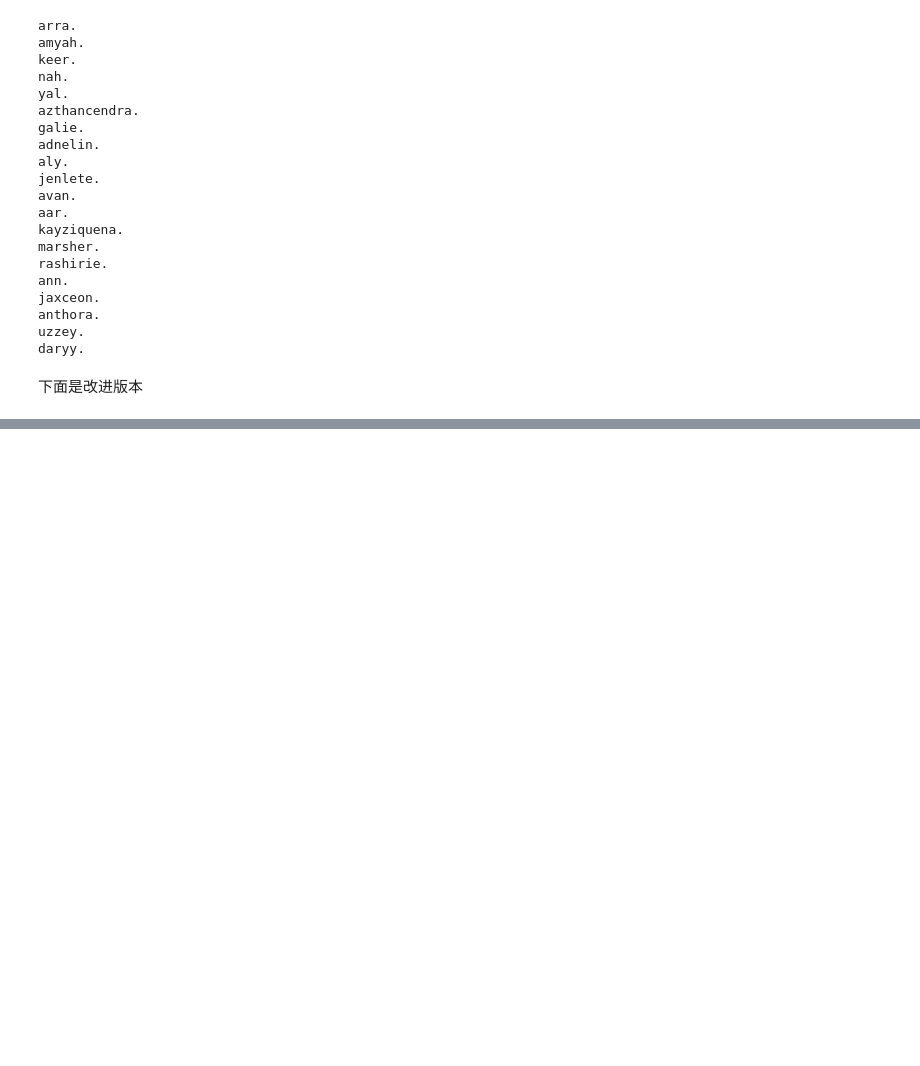
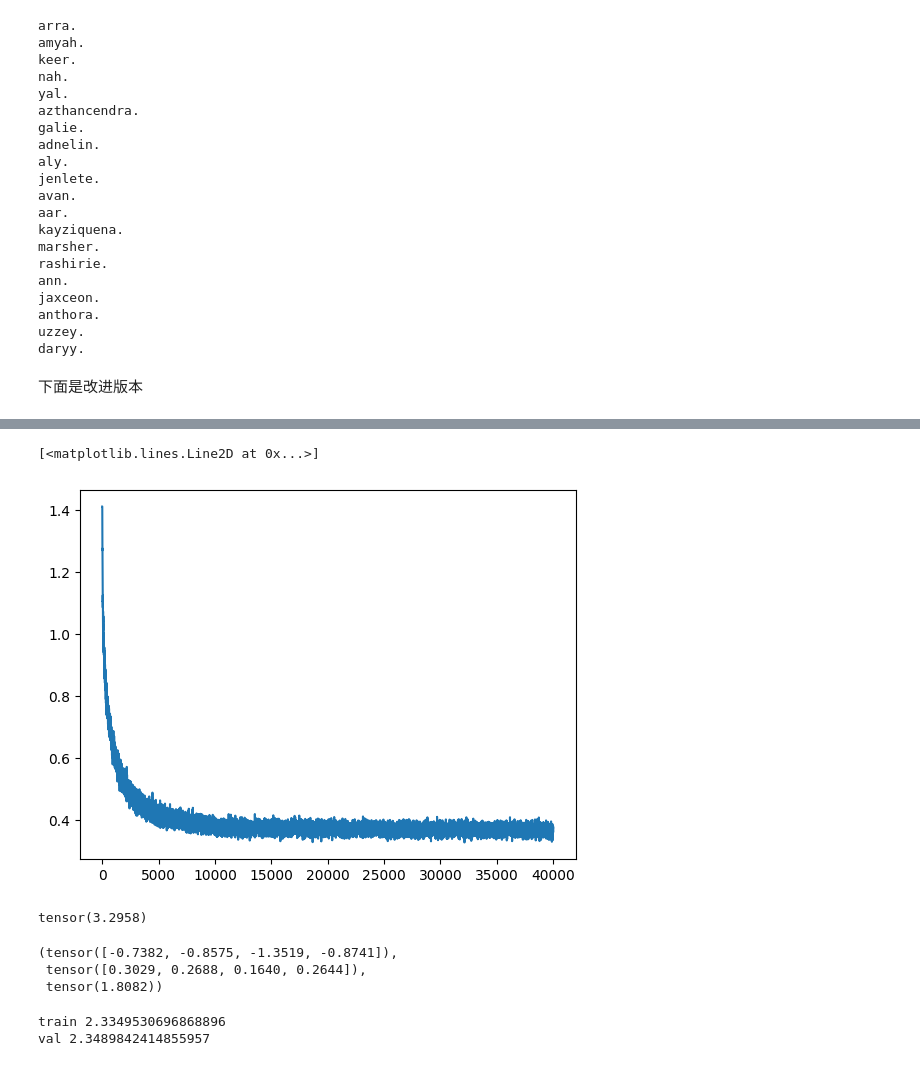
Before and after one commit to Vincent11499/mygrad, a Jupyter notebook: makemore_3.ipynb, the cells around one changed output, grey strips where cells are left out. Saved outputs shown, nothing was run; the diff lists cells and outputs as text; code cells hidden in the pictures; blank space fills up the shorter version.

```diff
--- a/makemore_3.ipynb
+++ b/makemore_3.ipynb
@@ -164,0 +235,33 @@ daryy.
+# %%
+max_steps = 20000
+batch_size = 512
+lossi = []
+
+for i in range(max_steps):
+
+  # minibatch construct
+  ix = torch.randint(0, Xtr.shape[0], (batch_size,), generator=g)
+  Xb, Yb = Xtr[ix], Ytr[ix]
+
+  # forward pass
+  emb = C[Xb]  # (32, 3, 10)
+  h = torch.tanh(emb.view(-1, 30) @ W1 + b1)  # (32, 200)
+  logits = h @ W2 + b2  # (32, 27)
+  loss = F.cross_entropy(logits, Yb)
+  #print(loss.item())
+
+  # backward pass
+  for p in parameters:
+    p.grad = None
+  loss.backward()
+
+  # update
+  lr = 0.1 if i < 5000 else 0.01
+  for p in parameters:
+    p.data += -lr * p.grad
+
+  lossi.append(loss.log10().item())
+    # track stats
+  if i % 1000 == 0: # print every once in a while
+    print(f'{i:7d}/{max_steps:7d}: {loss.item():.4f}')
+  lossi.append(loss.log10().item())
@@ -164,0 +289,12 @@ daryy.
+# %%
+plt.plot(lossi)
+# %% [output]
+[<matplotlib.lines.Line2D at 0x...>]
+[figure, added]
+# %%
+# loss = -probs[torch.arange(num),ys].log().mean()  其实就是 预测下个值是ys的概率   mean 多个样本
+# 假设没有先验信息, 下个值是ys的概率 应该是 1/27         多个样本的平均也是 1/27
+# loss = -1/27.log()  == 3.2958
+loss = -torch.tensor(1/27.0).log()  #
+# %% [output]
+tensor(3.2958)
@@ -164,0 +313,32 @@ daryy.
+# %%
+logits = torch.randn(4)
+probs = torch.softmax(logits,dim=0);
+loss = -probs[2].log()
+logits,probs,loss
+# %% [output]
+(tensor([-0.7382, -0.8575, -1.3519, -0.8741]),
+ tensor([0.3029, 0.2688, 0.1640, 0.2644]),
+ tensor(1.8082))
+# %%
+
+
+@torch.no_grad()  # this decorator disables gradient tracking
+def split_loss(split):
+  x, y = {
+    'train': (Xtr, Ytr),
+    'val': (Xdev, Ydev),
+    'test': (Xte, Yte),
+  }[split]
+  emb = C[x]  # (N, block_size, n_embd)
+  embcat = emb.view(emb.shape[0], -1)  # concat into (N, block_size * n_embd)
+  h = torch.tanh(embcat @ W1 + b1)
+  logits = h @ W2 + b2  # (N, vocab_size)
+  loss = F.cross_entropy(logits, y)
+  print(split, loss.item())
+
+
+split_loss('train')
+split_loss('val')
+# %% [output]
+train 2.3349530696868896
+val 2.3489842414855957
```
Also changed, not shown: parts of 8 cells of this notebook.
